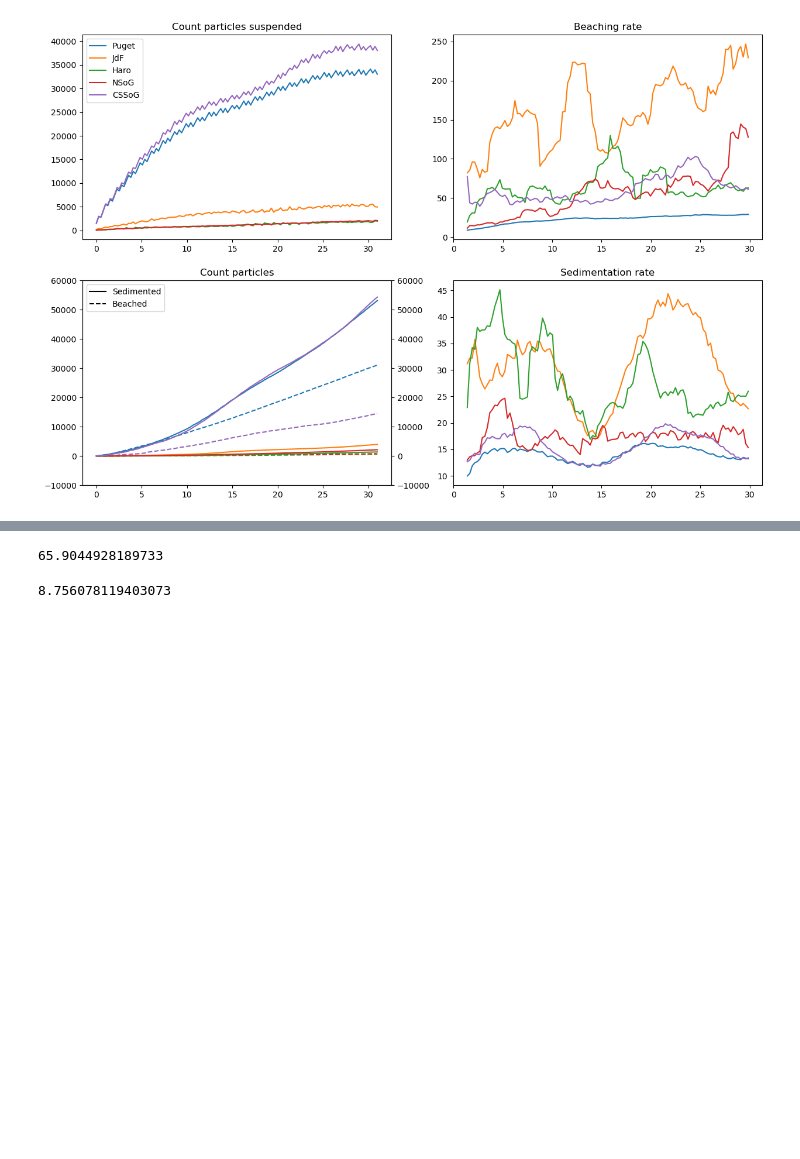
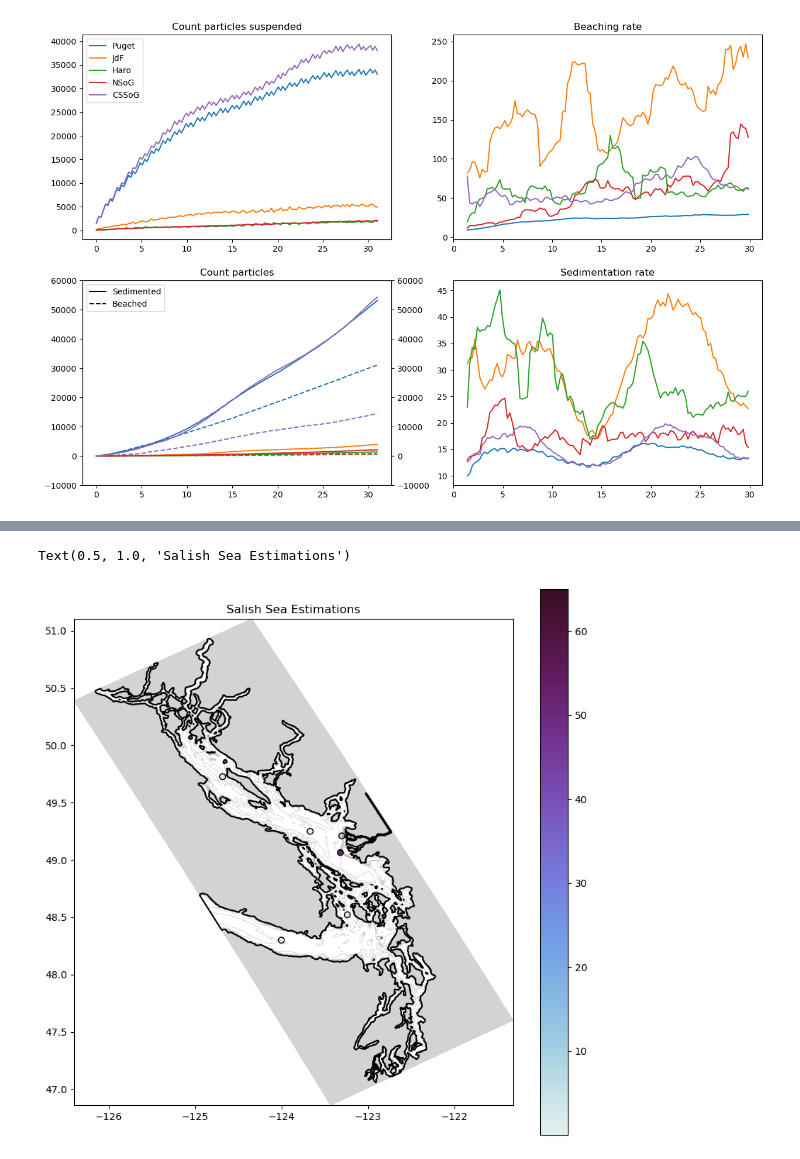
Before and after one commit to SalishSeaCast/analysis-jose, a Jupyter notebook: notebooks/Outfall_finalResults/obs_model.ipynb, the cells around one changed output, grey strips where cells are left out. Saved outputs shown, nothing was run; the diff lists cells and outputs as text; code cells hidden in the pictures; blank space fills up the shorter version.

```diff
--- a/notebooks/Outfall_finalResults/obs_model.ipynb
+++ b/notebooks/Outfall_finalResults/obs_model.ipynb
@@ -315,5 +361,0 @@ plt.plot(np.linspace(0,130,2),np.linspace(0,130,2))
-# %%
-jj,ii = finder(jjii,np.mean(latobs),np.mean(lonobs))
-np.mean(obs)*20
-# %% [output]
-65.9044928189733
@@ -322,5 +361,0 @@ conc = np.load(path_runs+'Run_Enero20190101_.npy')*13.7
-# %%
-ni = 5
-np.sum(np.sum(np.sum(conc[:5,int(jj/3)-ni:int(jj/3)+ni+1,int(ii/3)-ni:int(ii/3)+ni+1],axis=0),axis=0),axis=0)/(5*(1+ni*2)**2)
-# %% [output]
-8.756078119403073
@@ -326,0 +382,31 @@ np.sum(np.sum(np.sum(conc[:5,int(jj/3)-ni:int(jj/3)+ni+1,int(ii/3)-ni:int(ii/3)+
+# %%
+j,i = finder(jjii,Latd,Lond)
+# %%
+conc = np.load(path_runs+runs['5,000 s'][0].split('.')[0]+'.npy')*13.7/runs['5,000 s'][1]
+ni = 5
+CONC = []
+for ind,ii in enumerate(i):
+        if ni ==0:
+            CONC.append(np.sum(conc[:2,int(j[ind]/3),int(ii/3)],axis=0)/2)
+        else:
+            CONC.append(np.apply_over_axes(np.sum,conc[:2,int(j[ind]/3)-ni:int(j[ind]/3)+ni+1,int(ii/3)-ni:int(ii/3)+ni+1],[0,1,2])/(2*(1+ni*2)**2))
+# %%
+from matplotlib import pyplot as plt, animation, rc,colors
+import cmocean
+cm = cmocean.cm.dense
+
+fig, ax = plt.subplots(1,1,figsize=(10, 10))
+
+ax.contour(coords.nav_lon, coords.nav_lat, mask.mbathy[0,:,:],colors='k',linewidths=0.1)
+ax.contourf(coords.nav_lon, coords.nav_lat, mask.tmask[0, 0, ...], levels=[-0.01, 0.01], colors='lightgray')
+ax.contour(coords.nav_lon, coords.nav_lat, mask.tmask[0, 0, ...], levels=[-0.01, 0.01], colors='k')
+#aa = ax.hist2d(DS.lon,DS.lat,100,cmap =cm,vmin=1e-5,vmax=2000)
+ax.set_aspect(1/np.sin(np.deg2rad(49)))
+aa=plt.scatter(Lond,Latd,c=CONC,cmap=cmocean.cm.dense,vmax=65,vmin=1e-5,edgecolors='black')
+plt.colorbar(aa)
+aa.cmap.set_over('orange')
+aa.cmap.set_under('white')
+plt.title('Salish Sea Estimations')
+# %% [output]
+Text(0.5, 1.0, 'Salish Sea Estimations')
+[figure, added]
```
Also changed, not shown: parts of 10 cells of this notebook.
